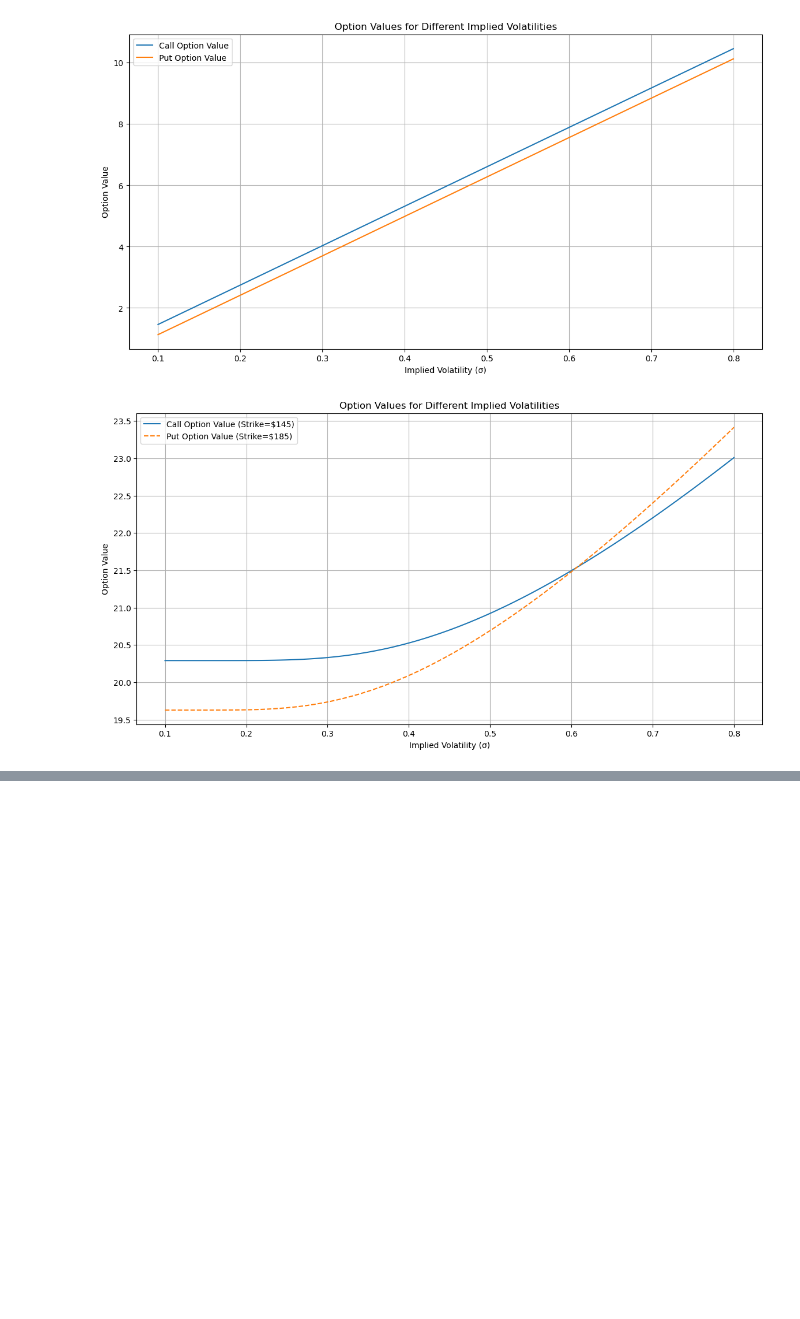
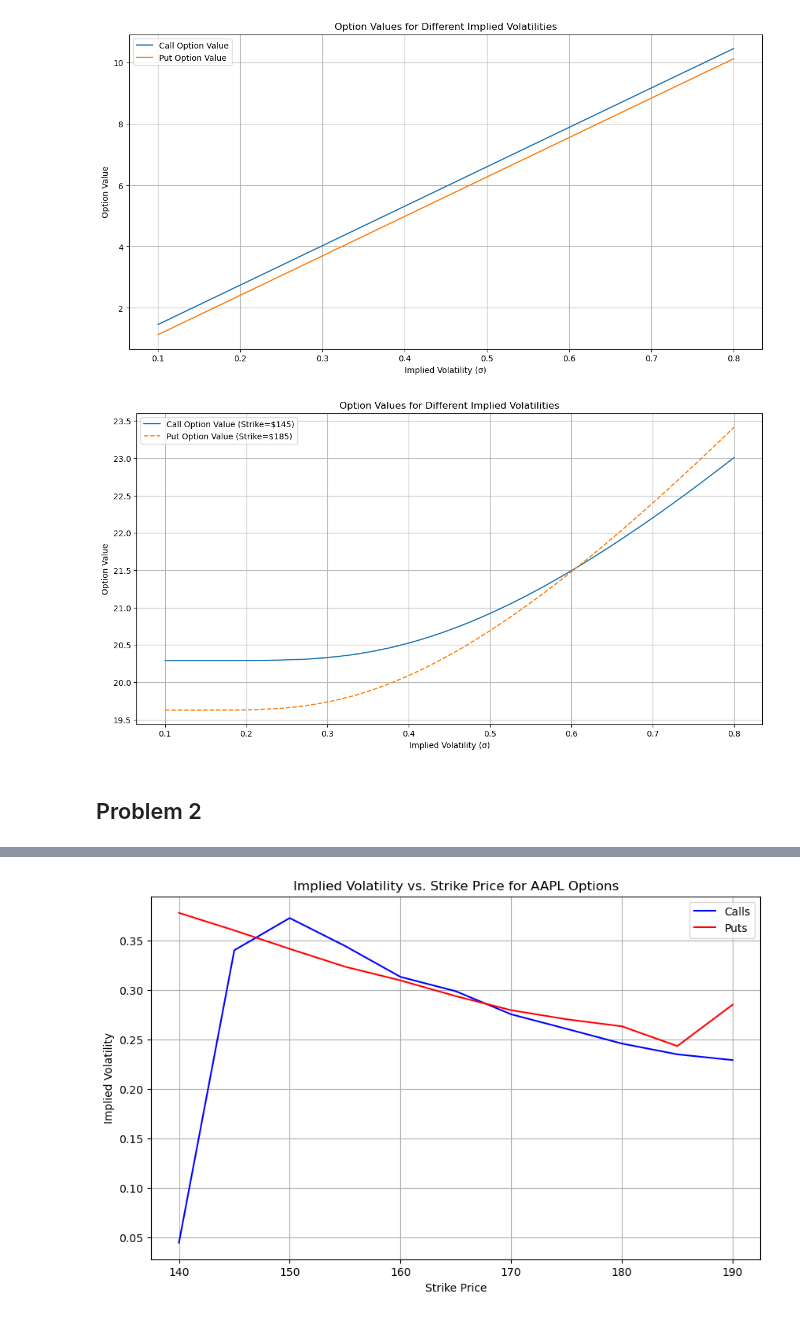
Before and after one commit to howardj12/Fintech545-hj, a Jupyter notebook: Week 6/Code.ipynb, the cells around one changed output, grey strips where cells are left out. Saved outputs shown, nothing was run; the diff lists cells and outputs as text; code cells hidden in the pictures; blank space fills up the shorter version.

```diff
--- a/Week 6/Code.ipynb
+++ b/Week 6/Code.ipynb
@@ -82,3 +82,68 @@ plt.grid(True)
 plt.show()
 # %% [output]
 [figure]
+# %% [markdown]
+## Problem 2
+# %%
+from scipy.stats import norm
+from scipy.optimize import fsolve
+
+# modified the BS_option_values
+def BS_option_values(S0, X, r, T, sigma, option_type="call"):
+    d1, d2 = calculate_d1_d2(S0, X, r, T, sigma)
+    if option_type == "call":
+        call_value = S0 * norm.cdf(d1) - X * np.exp(-r * T) * norm.cdf(d2)
+        return call_value
+    elif option_type == "put":
+        put_value = X * np.exp(-r * T) * norm.cdf(-d2) - S0 * norm.cdf(-d1)
+        return put_value
+
+# Function to find the implied volatility using fsolve
+def find_implied_volatility(S, K, T, r, q, market_price, option_type):
+    objective_function = lambda sigma: BS_option_values(S, K, r, T, sigma, option_type) - market_price
+    implied_vol = fsolve(objective_function, 0.2)[0]  # starting with an initial guess of 0.2
+    return implied_vol
+
+# Given parameters
+current_price = 170.15  # Current AAPL price
+current_date = pd.to_datetime("2023-10-30")  # Current Date
+risk_free_rate = 0.0525  # Risk Free Rate
+dividend_yield = 0.0057  # Dividend Rate
+
+# Load the options data
+options_data = pd.read_csv("AAPL_Options.csv")
+
+# Calculate the implied volatility for each option
+for i in range(len(options_data)):
+    S = current_price
+    K = options_data.loc[i, 'Strike']
+    T = (pd.to_datetime(options_data.loc[i, 'Expiration']) - current_date).days / 365
+    r = risk_free_rate - dividend_yield  # Subtracting dividend yield as b = r - q
+    market_price = options_data.loc[i, 'Last Price']
+    option_type = options_data.loc[i, 'Type'].lower()
+
+    # Calculate implied volatility
+    options_data.loc[i, 'Implied Volatility'] = find_implied_volatility(S, K, T, r, dividend_yield, market_price, option_type)
+
+print(options_data)
+
+# Sort the data by strike price
+calls_data_sorted = options_data[options_data['Type'] == 'Call'].sort_values(by='Strike')
+puts_data_sorted = options_data[options_data['Type'] == 'Put'].sort_values(by='Strike')
+
+# Plot implied volatility with respect to strike prices using line plots in one graph
+plt.figure(figsize=(10, 6))
+
+# Call options plot
+plt.plot(calls_data_sorted['Strike'], calls_data_sorted['Implied Volatility'], 'b-', label='Calls')
+
+# Put options plot
+plt.plot(puts_data_sorted['Strike'], puts_data_sorted['Implied Volatility'], 'r-', label='Puts')
+
+plt.title('Implied Volatility vs. Strike Price for AAPL Options')
+plt.xlabel('Strike Price')
+plt.ylabel('Implied Volatility')
+plt.legend()
+plt.grid(True)
+plt.show()
+# %% [output]
@@ -84,0 +168 @@ plt.show()
+[figure, added]
```
Also changed, not shown: parts of 1 cell of this notebook.
